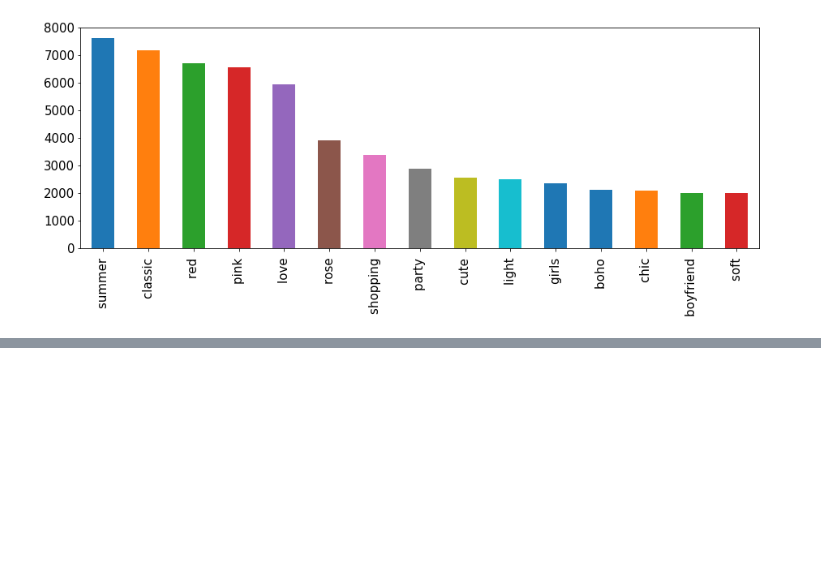
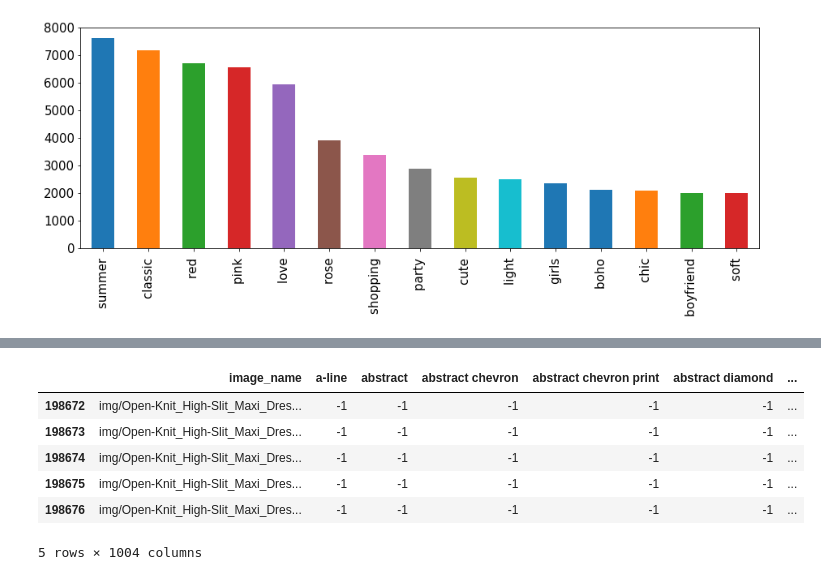
Before and after one commit to starsuzi/deep-fashion, a Jupyter notebook: explore-data.ipynb, the cells around one changed output, grey strips where cells are left out. Cells and saved outputs as stored; diff of their text form; code cells hidden in the pictures; blank space fills up the shorter version.

```diff
--- a/explore-data.ipynb
+++ b/explore-data.ipynb
@@ -388,0 +433,10 @@ attr_style_frequency_sort[:15].plot(kind = 'bar', figsize=(15,5), fontsize = 15)
+# %%
+df_dress.head()
+# %% [output]
+|  | image_name | a-line | abstract | abstract chevron | abstract chevron print | abstract diamond | ... |
+| 198672 | img/Open-Knit_High-Slit_Maxi_Dres... | -1 | -1 | -1 | -1 | -1 | ... |
+| 198673 | img/Open-Knit_High-Slit_Maxi_Dres... | -1 | -1 | -1 | -1 | -1 | ... |
+| 198674 | img/Open-Knit_High-Slit_Maxi_Dres... | -1 | -1 | -1 | -1 | -1 | ... |
+| 198675 | img/Open-Knit_High-Slit_Maxi_Dres... | -1 | -1 | -1 | -1 | -1 | ... |
+| 198676 | img/Open-Knit_High-Slit_Maxi_Dres... | -1 | -1 | -1 | -1 | -1 | ... |
+5 rows × 1004 columns
```
Also changed, not shown: parts of 14 cells of this notebook.
